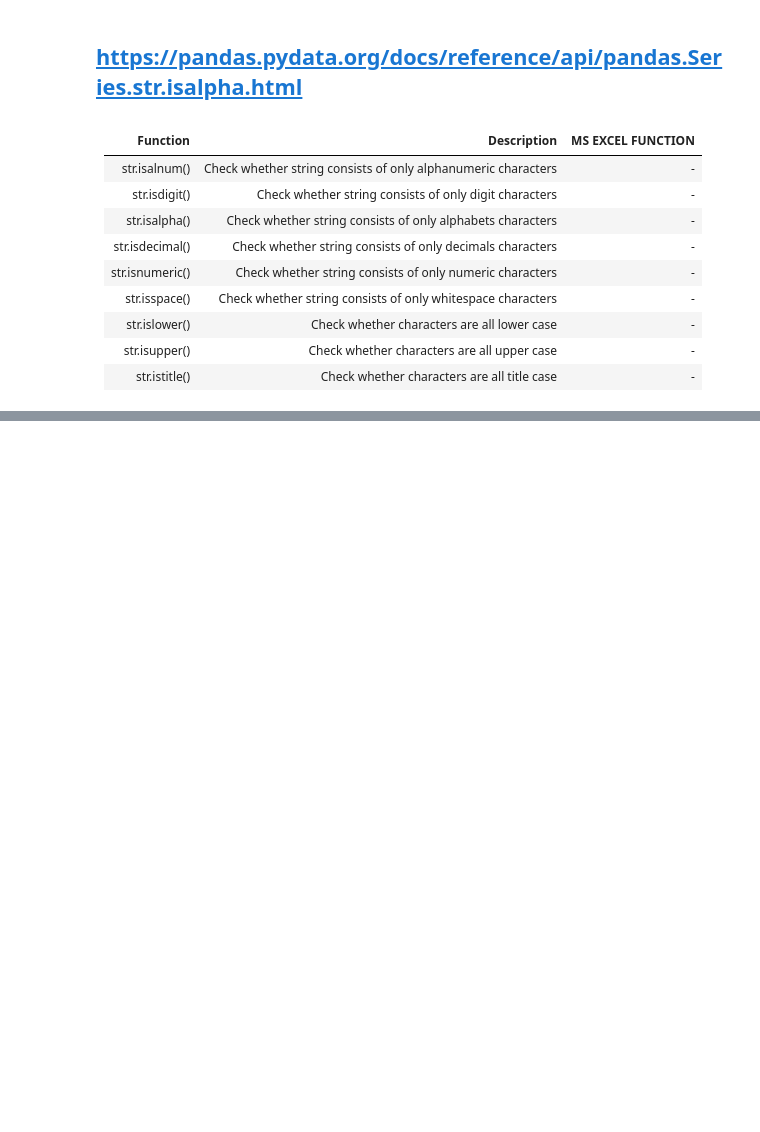
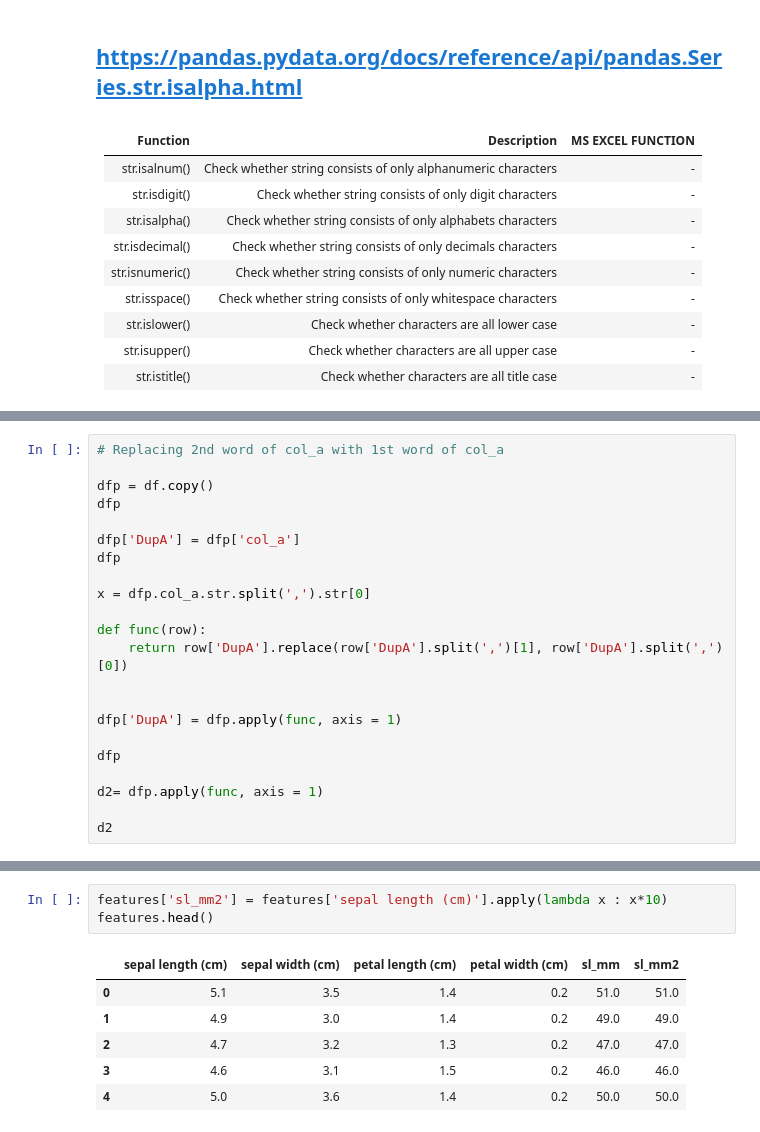
Before and after one commit to AbhishekKumar-0311/Machine-Learning-with-Python, a Jupyter notebook: Pandas/Learning_Pandas_Part_6_CharacterOperations.ipynb, the cells around one changed output, grey strips where cells are left out. Drawn from its saved outputs; the diff is of its cells as text; blank space fills up the shorter version.

```diff
--- a/Pandas/Learning_Pandas_Part_6_CharacterOperations.ipynb
+++ b/Pandas/Learning_Pandas_Part_6_CharacterOperations.ipynb
@@ -903,0 +906,22 @@ We can pass “string” or pd.StringDtype() argument to dtype parameter to stri
+# %%
+# Replacing 2nd word of col_a with 1st word of col_a
+
+dfp = df.copy()
+dfp
+
+dfp['DupA'] = dfp['col_a']
+dfp
+
+x = dfp.col_a.str.split(',').str[0]
+
+def func(row):
+    return row['DupA'].replace(row['DupA'].split(',')[1], row['DupA'].split(',')[0])
+
+
+dfp['DupA'] = dfp.apply(func, axis = 1)
+
+dfp
+
+d2= dfp.apply(func, axis = 1)
+
+d2
@@ -903,0 +953,10 @@ We can pass “string” or pd.StringDtype() argument to dtype parameter to stri
+# %%
+features['sl_mm2'] = features['sepal length (cm)'].apply(lambda x : x*10)
+features.head()
+# %% [output]
+|  | sepal length (cm) | sepal width (cm) | petal length (cm) | petal width (cm) | sl_mm | sl_mm2 |
+| 0 | 5.1 | 3.5 | 1.4 | 0.2 | 51.0 | 51.0 |
+| 1 | 4.9 | 3.0 | 1.4 | 0.2 | 49.0 | 49.0 |
+| 2 | 4.7 | 3.2 | 1.3 | 0.2 | 47.0 | 47.0 |
+| 3 | 4.6 | 3.1 | 1.5 | 0.2 | 46.0 | 46.0 |
+| 4 | 5.0 | 3.6 | 1.4 | 0.2 | 50.0 | 50.0 |
```
Also changed, not shown: parts of 4 cells of this notebook, 1 other file.
